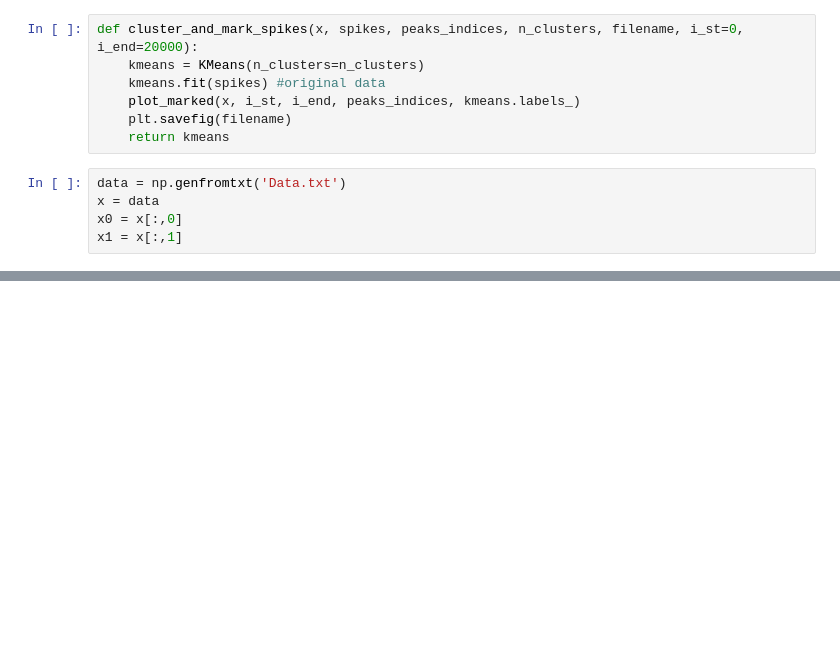
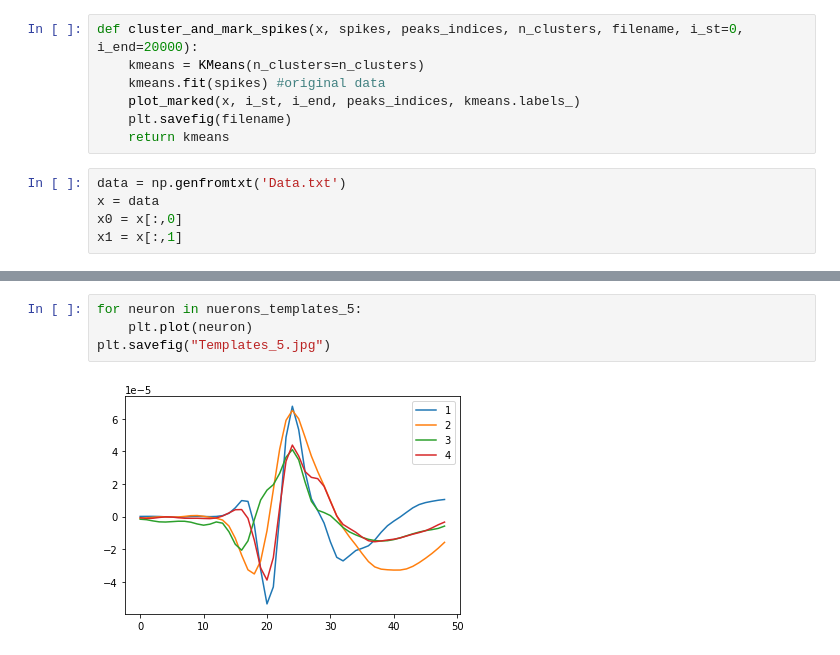
Before and after one commit to eslamHegazy/spike-sorting, a Jupyter notebook: a3.ipynb, the cells around one changed output, grey strips where cells are left out. Cells and saved outputs as stored; diff of their text form; blank space fills up the shorter version.

```diff
--- a/a3.ipynb
+++ b/a3.ipynb
@@ -171,0 +118,6 @@ plt.savefig("Templates_5.jpg")
+# %%
+for neuron in nuerons_templates_5:
+    plt.plot(neuron)
+plt.savefig("Templates_5.jpg")
+# %% [output]
+[figure, added]
```
Also changed, not shown: parts of 10 cells of this notebook, 8 other files.
